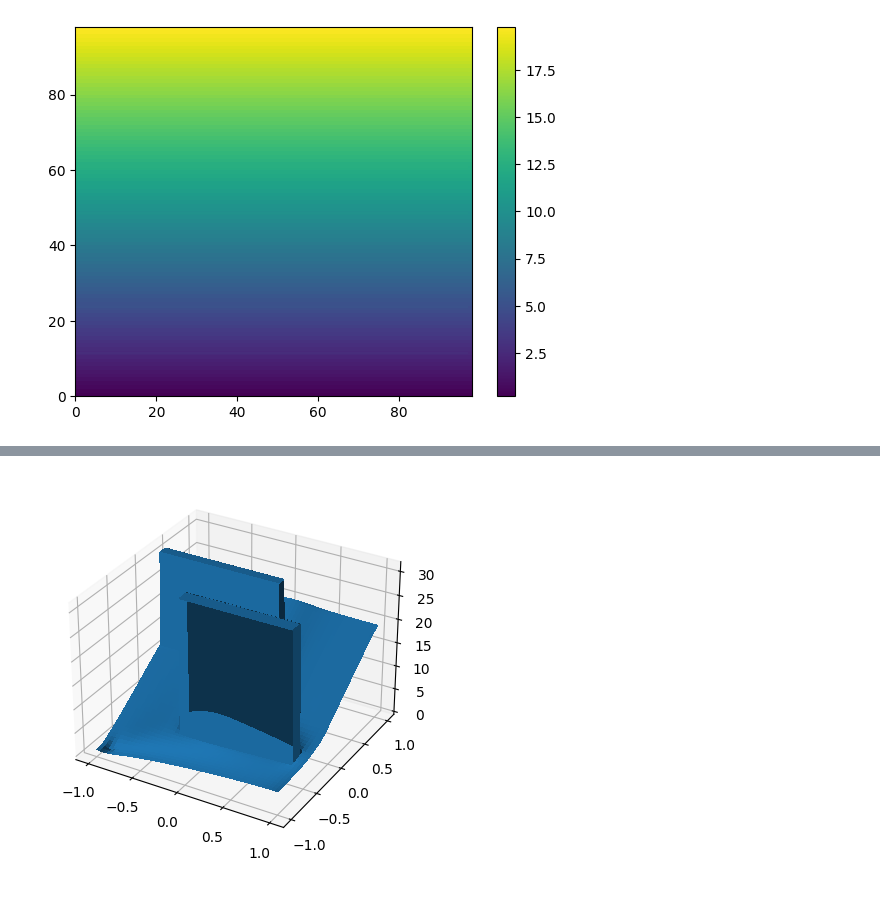
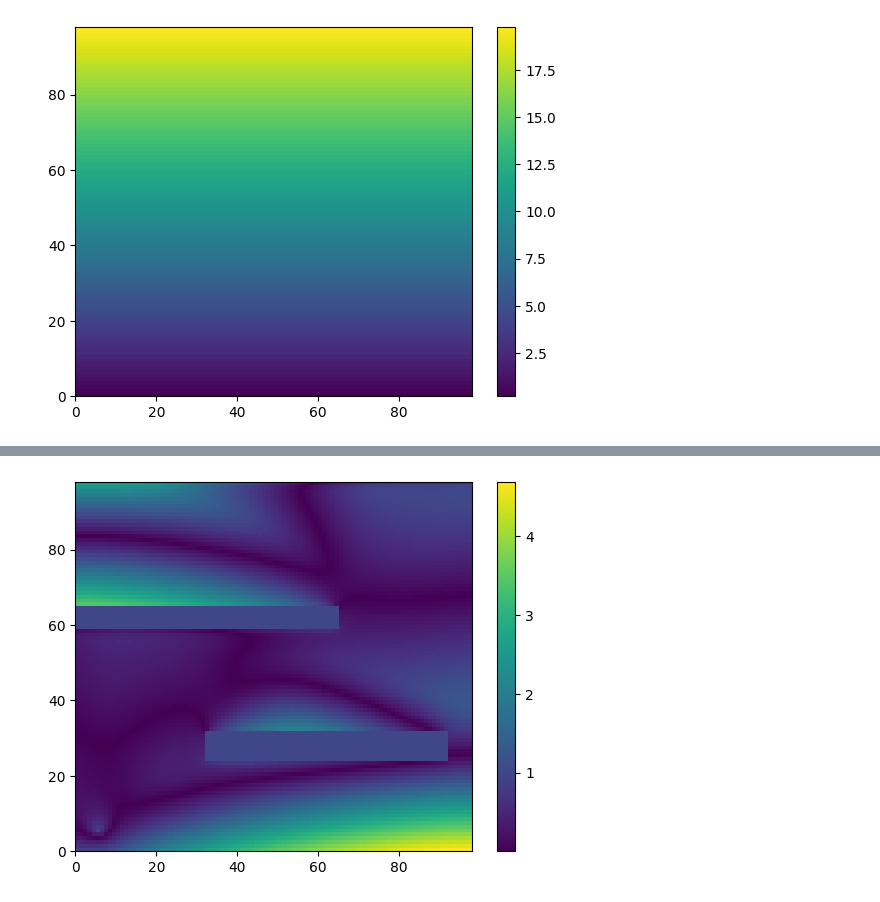
Before and after one commit to pac48/thesis_nerf, a Jupyter notebook: nerf_ws/src/laplacian/notebooks/test.ipynb, the cells around one changed output, grey strips where cells are left out. Saved outputs shown, nothing was run; the diff lists cells and outputs as text; code cells hidden in the pictures.

Commit message:
fix gradient calculation and out of bounds indexing

```diff
--- a/nerf_ws/src/laplacian/notebooks/test.ipynb
+++ b/nerf_ws/src/laplacian/notebooks/test.ipynb
@@ -135,7 +133,7 @@ out = forward(V, C)
 end = time.time()
 print(end - start)
 
-loss = torch.sum((out-5)**2)
+loss = torch.sum((out)**2)
 loss.backward()
 
 print(C.grad)
@@ -144,8 +142,14 @@ print(V.grad)
 # np.set_printoptions(threshold=sys.maxsize)
 # print(V.cpu().detach().numpy())
 # print(V.grad.cpu().numpy())
+
+z = V.grad.cpu().detach().numpy()[1:-1, 1:-1]
+plt.pcolormesh(z)
+plt.colorbar()
+plt.contour(z)
+plt.show()
+
 V = out.detach()
-
 
 z = V.cpu().detach().numpy()[1:-1, 1:-1]
 plt.pcolormesh(z)
@@ -256,13 +261,15 @@ network.cuda(device='cuda')
 V_in = V.clone()
 # %%
 # lr = 5e-0 #huber
-lr = 1e-0 # norm
-momentum = 0.9
+# lr = 1e-0 # norm
+lr = 1e-2 # norm
+
+momentum = 0.98
 
 XYZ = [np.linspace(0, 1, res, dtype=np.float32) for _ in range(2)]
 X, Y = np.meshgrid(*XYZ)
 target = torch.tensor(20*Y + 0,dtype=torch.float32, device='cuda')
-# target = torch.tensor(25*X + 0,dtype=torch.float32, device='cuda')
+# target = torch.tensor(20*X + 0,dtype=torch.float32, device='cuda')
 # target = torch.tensor(12*(X**2+Y**2) + 0,dtype=torch.float32, device='cuda')
 # target = torch.tensor(10 + 0*X,dtype=torch.float32, device='cuda')
 
@@ -347,9 +363,8 @@ plt.show()
 # %%
-
-fig, ax = plt.subplots(subplot_kw={"projection": "3d"})
-X = np.linspace(-1, 1, z.shape[0])
-Y = np.linspace(-1, 1, z.shape[1])
-X, Y = np.meshgrid(X, Y)
-surf = ax.plot_surface(X,Y,z,linewidth=0, antialiased=False)
+z3 = abs(z2-z)
+z3[boundary_types[1:-1,1:-1].cpu().numpy() !=0] = 1
+plt.pcolormesh(z3)
+plt.colorbar()
+plt.show()
 # %% [output]
-[figure, old version]
+[figure, new version]
```
Also changed, not shown: parts of 7 cells of this notebook, 2 other files.
